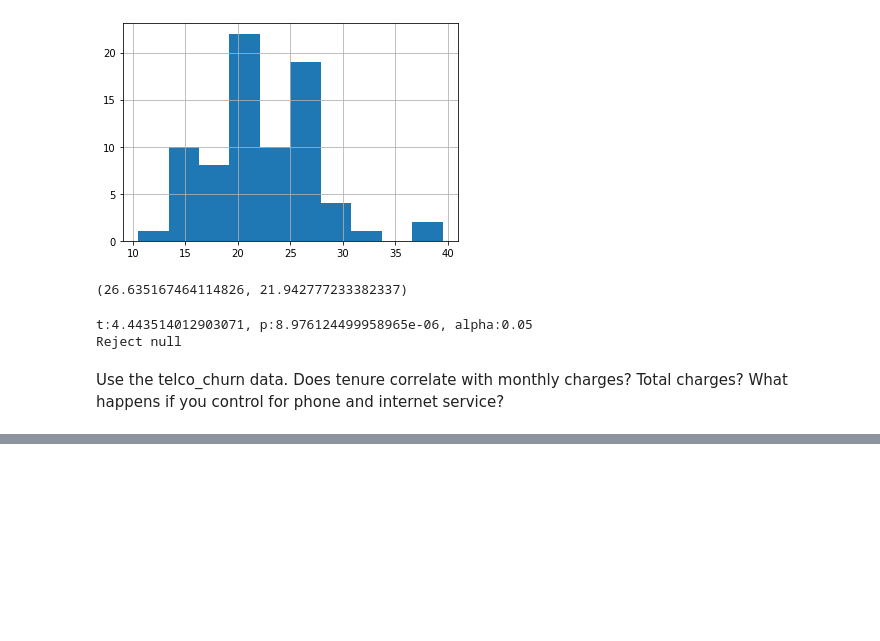
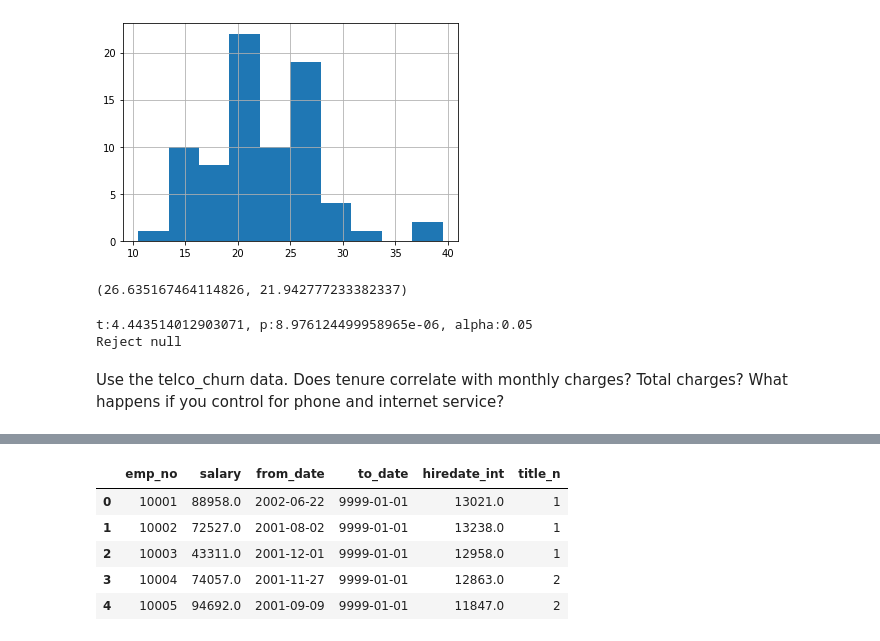
Before and after one commit to watermanbrandyn/statistics-exercises, a Jupyter notebook: hypothesis_testing.ipynb, the cells around one changed output, grey strips where cells are left out. Drawn from its saved outputs; the diff is of its cells as text; code cells hidden in the pictures; blank space fills up the shorter version.

```diff
--- a/hypothesis_testing.ipynb
+++ b/hypothesis_testing.ipynb
@@ -405,0 +455,9 @@ e_url = get_db_url('employees')
+# %%
+current_salaries.head()
+# %% [output]
+|  | emp_no | salary | from_date | to_date | hiredate_int | title_n |
+| 0 | 10001 | 88958.0 | 2002-06-22 | 9999-01-01 | 13021.0 | 1 |
+| 1 | 10002 | 72527.0 | 2001-08-02 | 9999-01-01 | 13238.0 | 1 |
+| 2 | 10003 | 43311.0 | 2001-12-01 | 9999-01-01 | 12958.0 | 1 |
+| 3 | 10004 | 74057.0 | 2001-11-27 | 9999-01-01 | 12863.0 | 2 |
+| 4 | 10005 | 94692.0 | 2001-09-09 | 9999-01-01 | 11847.0 | 2 |
```
Also changed, not shown: parts of 77 cells of this notebook.
